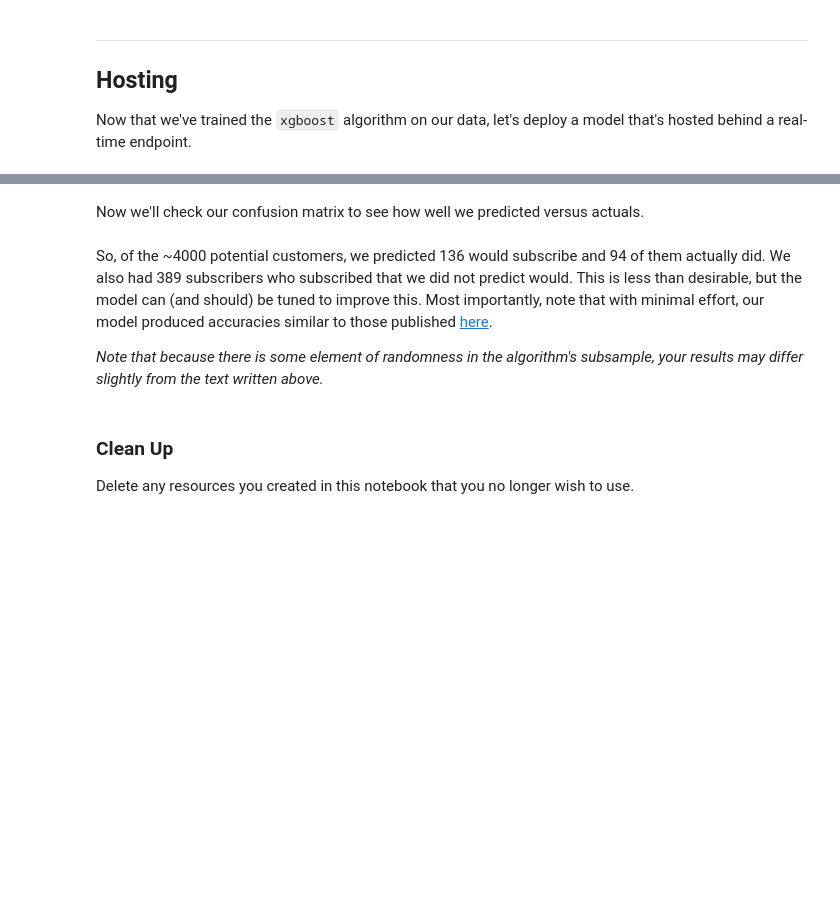
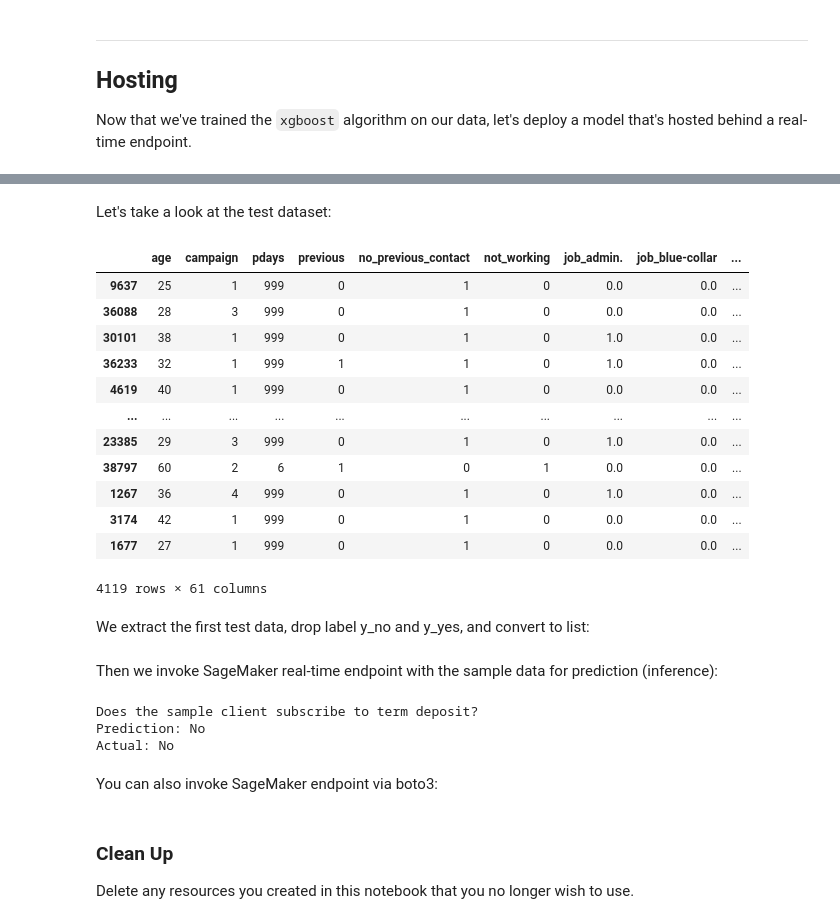
Before and after one commit to aws-samples/amazon-sagemaker-immersion-day, a Jupyter notebook: feature-engineering-and-training/numpy_xgboost_direct_marketing_sagemaker.ipynb, the cells around one changed output, grey strips where cells are left out. Saved outputs shown, nothing was run; the diff lists cells and outputs as text; code cells hidden in the pictures; blank space fills up the shorter version.

```diff
--- a/feature-engineering-and-training/numpy_xgboost_direct_marketing_sagemaker.ipynb
+++ b/feature-engineering-and-training/numpy_xgboost_direct_marketing_sagemaker.ipynb
@@ -319,2 +401,0 @@ predictions = predict(test_data.drop(['y_no', 'y_yes'], axis=1).to_numpy(), xgb_
-# %% [markdown]
-Now we'll check our confusion matrix to see how well we predicted versus actuals.
@@ -324,4 +402,20 @@ pd.crosstab(index=test_data['y_yes'], columns=np.round(predictions), rownames=['
-# %% [markdown]
-So, of the ~4000 potential customers, we predicted 136 would subscribe and 94 of them actually did.  We also had 389 subscribers who subscribed that we did not predict would.  This is less than desirable, but the model can (and should) be tuned to improve this.  Most importantly, note that with minimal effort, our model produced accuracies similar to those published [here](https://core.ac.uk/download/pdf/55631291.pdf).
-
-_Note that because there is some element of randomness in the algorithm's subsample, your results may differ slightly from the text written above._
+# %% [markdown]
+Let's take a look at the test dataset:
+# %%
+test_data
+# %% [output]
+|  | age | campaign | pdays | previous | no_previous_contact | not_working | job_admin. | job_blue-collar | ... |
+| 9637 | 25 | 1 | 999 | 0 | 1 | 0 | 0.0 | 0.0 | ... |
+| 36088 | 28 | 3 | 999 | 0 | 1 | 0 | 0.0 | 0.0 | ... |
+| 30101 | 38 | 1 | 999 | 0 | 1 | 0 | 1.0 | 0.0 | ... |
+| 36233 | 32 | 1 | 999 | 1 | 1 | 0 | 1.0 | 0.0 | ... |
+| 4619 | 40 | 1 | 999 | 0 | 1 | 0 | 0.0 | 0.0 | ... |
+| ... | ... | ... | ... | ... | ... | ... | ... | ... | ... |
+| 23385 | 29 | 3 | 999 | 0 | 1 | 0 | 1.0 | 0.0 | ... |
+| 38797 | 60 | 2 | 6 | 1 | 0 | 1 | 0.0 | 0.0 | ... |
+| 1267 | 36 | 4 | 999 | 0 | 1 | 0 | 1.0 | 0.0 | ... |
+| 3174 | 42 | 1 | 999 | 0 | 1 | 0 | 0.0 | 0.0 | ... |
+| 1677 | 27 | 1 | 999 | 0 | 1 | 0 | 0.0 | 0.0 | ... |
+4119 rows × 61 columns
+# %% [markdown]
+We extract the first test data, drop label y_no and y_yes, and convert to list:
@@ -327,0 +426,17 @@ _Note that because there is some element of randomness in the algorithm's subsam
+# %% [markdown]
+Then we invoke SageMaker real-time endpoint with the sample data for prediction (inference):
+# %%
+result = xgb_predictor.predict(sample_data).decode('utf-8')
+
+predict = 'Yes' if float(result) > 0.5 else 'No'
+actual = 'Yes' if test_data.iloc[i]['y_yes'] == 1 else 'No'
+
+print(f"Does the sample client subscribe to term deposit?")
+print(f"Prediction: {predict}")
+print(f"Actual: {actual}")
+# %% [output]
+Does the sample client subscribe to term deposit?
+Prediction: No
+Actual: No
+# %% [markdown]
+You can also invoke SageMaker endpoint via boto3:
```
Also changed, not shown: parts of 28 cells of this notebook, 1 other file.
